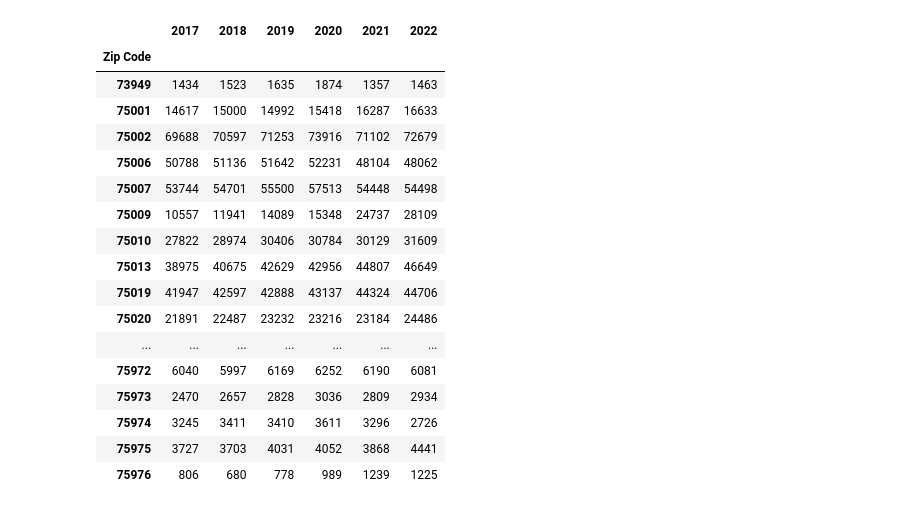
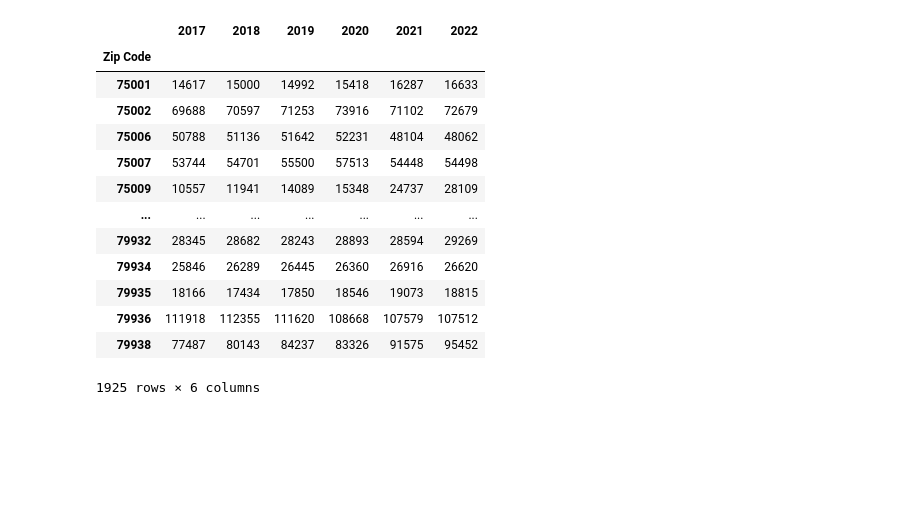
Before and after one commit to CaseyScow/Census-analysis, a Jupyter notebook: Texas_Zip_Pop.ipynb, the cells around one changed output. Cells and saved outputs as stored; diff of their text form; code cells hidden in the pictures; blank space fills up the shorter version.

```diff
--- a/Texas_Zip_Pop.ipynb
+++ b/Texas_Zip_Pop.ipynb
@@ -10,12 +7,13 @@ import time
 from scipy.stats import linregress
 from pathlib import Path
 
-pop_2017 = Path("tx_pop_zip_2017.csv")
-pop_2018 = Path("tx_pop_zip_2018.csv")
-pop_2019 = Path("tx_pop_zip_2019.csv")
-pop_2020 = Path("tx_pop_zip_2020.csv")
-pop_2021 = Path("tx_pop_zip_2021.csv")
-pop_2022 = Path("tx_pop_zip_2022.csv")
+pop_2017 = Path("Resources/tx_pop_zip_2017.csv")
+pop_2018 = Path("Resources/tx_pop_zip_2018.csv")
+pop_2019 = Path("Resources/tx_pop_zip_2019.csv")
+pop_2020 = Path("Resources/tx_pop_zip_2020.csv")
+pop_2021 = Path("Resources/tx_pop_zip_2021.csv")
+pop_2022 = Path("Resources/tx_pop_zip_2022.csv")
+zip_cities = Path("Resources/uszips.csv")
 
 columns_delete = ['GEO_ID', 'B01003_001M', 'Unnamed: 4']
 data_2017 = pd.DataFrame(pd.read_csv(pop_2017)).drop(columns = columns_delete)
@@ -24,50 +22,55 @@ data_2019 = pd.DataFrame(pd.read_csv(pop_2019)).drop(columns = columns_delete)
 data_2020 = pd.DataFrame(pd.read_csv(pop_2020)).drop(columns = columns_delete)
 data_2021 = pd.DataFrame(pd.read_csv(pop_2021)).drop(columns = columns_delete)
 data_2022 = pd.DataFrame(pd.read_csv(pop_2022)).drop(columns = columns_delete)
+city_zip = pd.DataFrame(pd.read_csv(zip_cities, delimiter = ","))
 
 first_merge = pd.merge(data_2017, data_2018, on = 'NAME', how = 'outer')
 first_merge = first_merge.rename(columns = {"B01003_001E_x": "A", "B01003_001E_y": "B"})
 second_merge = pd.merge(first_merge, data_2019, on = 'NAME', how = 'outer')
 second_merge = second_merge.rename(columns = {"B01003_001E": "C"})
 third_merge = pd.merge(second_merge, data_2020, on = 'NAME', how = 'outer')
 third_merge = third_merge.rename(columns = {"B01003_001E": "D"})
 fourth_merge = pd.merge(third_merge, data_2021, on = 'NAME', how = 'outer')
 fourth_merge = fourth_merge.rename(columns = {"B01003_001E": "E"})
 population_growth_df = pd.merge(fourth_merge, data_2022, on = 'NAME', how = 'outer')
-population_growth_df = final_merge.rename(columns = {"B01003_001E": "F"})
-pd.set_option('display.max_rows', None)
+population_growth_df = population_growth_df.rename(columns = {"B01003_001E": "F"})
+pd.reset_option('display.max_rows', None)
 
 population_growth_df.loc[0, 'NAME'] = "Zip Code"
 population_growth_df.loc[0, 'A'] = "2017"
 population_growth_df.loc[0, 'B'] = "2018"
 population_growth_df.loc[0, 'C'] = "2019"
 population_growth_df.loc[0, 'D'] = "2020"
 population_growth_df.loc[0, 'E'] = "2021"
 population_growth_df.loc[0, 'F'] = "2022"
 
 population_growth_df.columns = population_growth_df.iloc[0]
 population_growth_df = population_growth_df[1:]
 population_growth_df["Zip Code"] = population_growth_df["Zip Code"].str.replace("ZCTA5 ", '')
 population_growth_df = population_growth_df.set_index('Zip Code')
 population_growth_df = population_growth_df.sort_index()
 population_growth_df = population_growth_df.dropna(how="any")
+
+texas_min_zip = 75000
+texas_max_zip = 79999
+
+population_growth_df.index = population_growth_df.index.astype(int)
+mask = (population_growth_df.index >= texas_min_zip) & (population_growth_df.index <= texas_max_zip)
+population_growth_df = population_growth_df[mask]
+
 population_growth_df
 # %% [output]
 |  | 2017 | 2018 | 2019 | 2020 | 2021 | 2022 |
 | Zip Code |  |  |  |  |  |  |
-| 73949 | 1434 | 1523 | 1635 | 1874 | 1357 | 1463 |
 | 75001 | 14617 | 15000 | 14992 | 15418 | 16287 | 16633 |
 | 75002 | 69688 | 70597 | 71253 | 73916 | 71102 | 72679 |
 | 75006 | 50788 | 51136 | 51642 | 52231 | 48104 | 48062 |
 | 75007 | 53744 | 54701 | 55500 | 57513 | 54448 | 54498 |
 | 75009 | 10557 | 11941 | 14089 | 15348 | 24737 | 28109 |
-| 75010 | 27822 | 28974 | 30406 | 30784 | 30129 | 31609 |
-| 75013 | 38975 | 40675 | 42629 | 42956 | 44807 | 46649 |
-| 75019 | 41947 | 42597 | 42888 | 43137 | 44324 | 44706 |
-| 75020 | 21891 | 22487 | 23232 | 23216 | 23184 | 24486 |
 | ... | ... | ... | ... | ... | ... | ... |
-| 75972 | 6040 | 5997 | 6169 | 6252 | 6190 | 6081 |
-| 75973 | 2470 | 2657 | 2828 | 3036 | 2809 | 2934 |
-| 75974 | 3245 | 3411 | 3410 | 3611 | 3296 | 2726 |
-| 75975 | 3727 | 3703 | 4031 | 4052 | 3868 | 4441 |
-| 75976 | 806 | 680 | 778 | 989 | 1239 | 1225 |
+| 79932 | 28345 | 28682 | 28243 | 28893 | 28594 | 29269 |
+| 79934 | 25846 | 26289 | 26445 | 26360 | 26916 | 26620 |
+| 79935 | 18166 | 17434 | 17850 | 18546 | 19073 | 18815 |
+| 79936 | 111918 | 112355 | 111620 | 108668 | 107579 | 107512 |
+| 79938 | 77487 | 80143 | 84237 | 83326 | 91575 | 95452 |
+1925 rows × 6 columns
```
Also changed, not shown: parts of 17 cells of this notebook, 16 other files.
